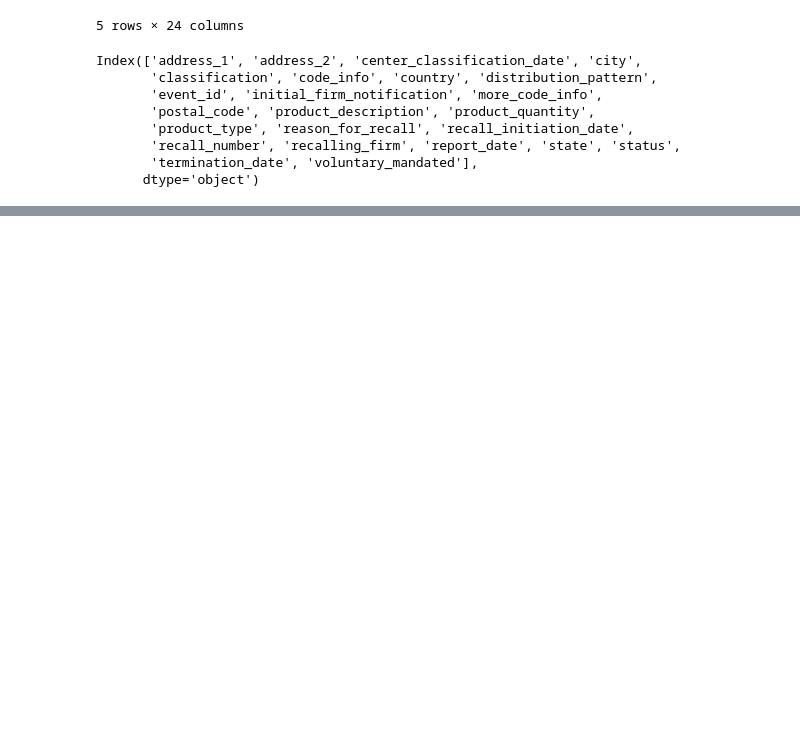
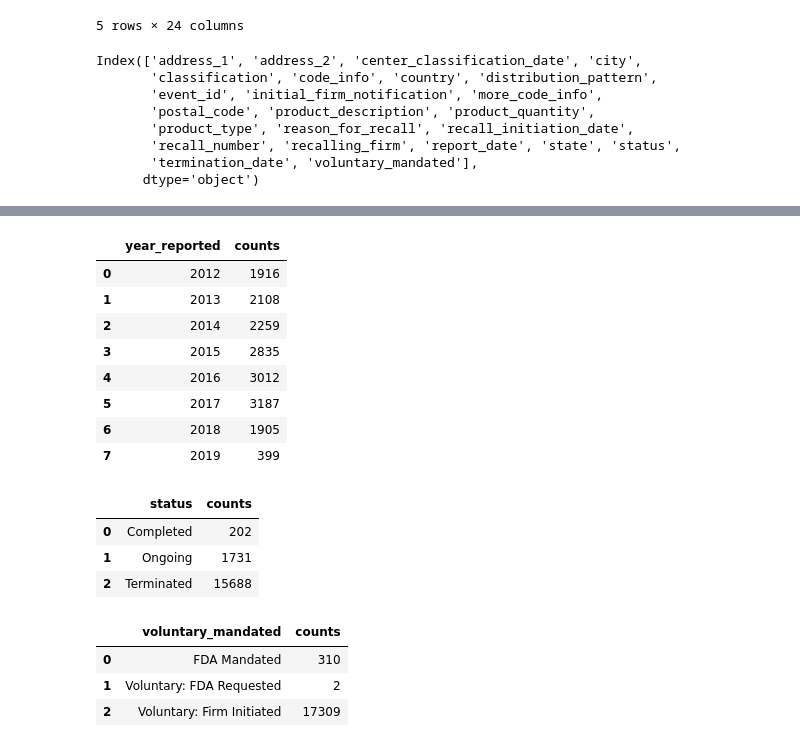
Before and after one commit to JANSSOC/Project2Group5, a Jupyter notebook: assets/py scripts/data_formatting.ipynb, the cells around one changed output, grey strips where cells are left out. Drawn from its saved outputs; the diff is of its cells as text; code cells hidden in the pictures; blank space fills up the shorter version.

```diff
--- a/assets/py scripts/data_formatting.ipynb
+++ b/assets/py scripts/data_formatting.ipynb
@@ -86,0 +193,29 @@ vol_man_count_df.to_csv('../../website/src/data/vol_man_count.csv')
+# %%
+yearly_count = clean_df.groupby(['year_reported']).size().reset_index(name='counts')
+yearly_count
+# %% [output]
+|  | year_reported | counts |
+| 0 | 2012 | 1916 |
+| 1 | 2013 | 2108 |
+| 2 | 2014 | 2259 |
+| 3 | 2015 | 2835 |
+| 4 | 2016 | 3012 |
+| 5 | 2017 | 3187 |
+| 6 | 2018 | 1905 |
+| 7 | 2019 | 399 |
+# %%
+status_count = clean_df.groupby(['status']).size().reset_index(name='counts')
+status_count
+# %% [output]
+|  | status | counts |
+| 0 | Completed | 202 |
+| 1 | Ongoing | 1731 |
+| 2 | Terminated | 15688 |
+# %%
+vol_man_count_df = clean_df.groupby(['voluntary_mandated']).size().reset_index(name='counts')
+vol_man_count_df.head()
+# %% [output]
+|  | voluntary_mandated | counts |
+| 0 | FDA Mandated | 310 |
+| 1 | Voluntary: FDA Requested | 2 |
+| 2 | Voluntary: Firm Initiated | 17309 |
```
Also changed, not shown: parts of 16 cells of this notebook.
